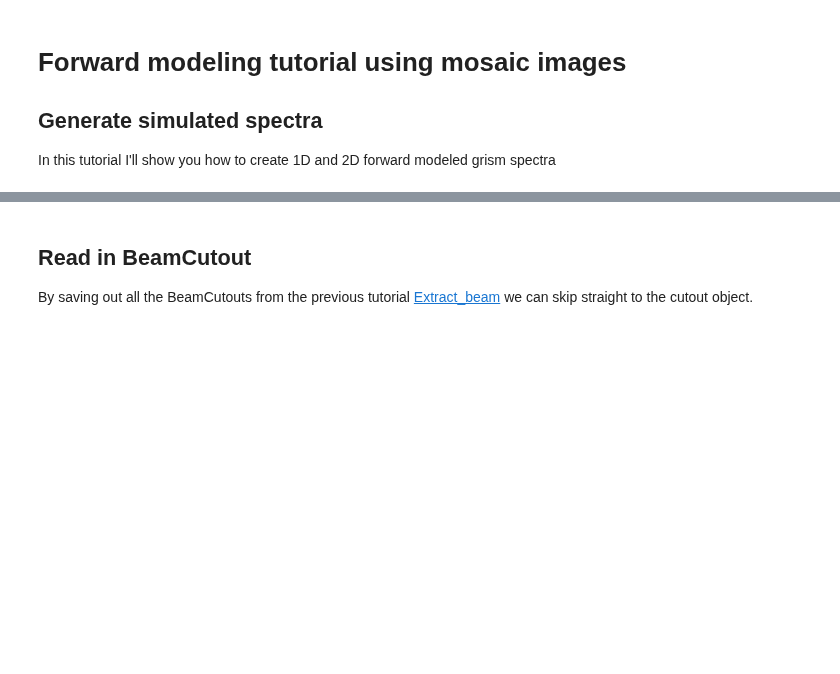
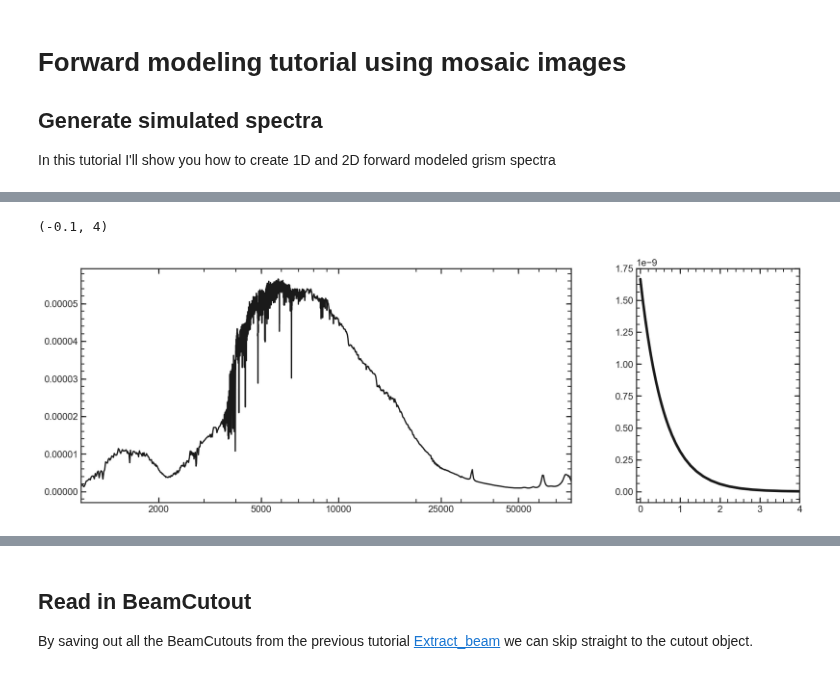
Before and after one commit to ivastar/clear, a Jupyter notebook: notebooks/forward_modeling/Foward_model.ipynb, the cells around one changed output, grey strips where cells are left out. Cells and saved outputs as stored; diff of their text form; code cells hidden in the pictures; blank space fills up the shorter version.

```diff
--- a/notebooks/forward_modeling/Foward_model.ipynb
+++ b/notebooks/forward_modeling/Foward_model.ipynb
@@ -35,0 +54,23 @@ wv_141 ,fl_141 ,er_141 = np.load('galaxy_spec_g141.npy')
+# %%
+sp.params['logzsol'] = np.log10(0.2)
+sp.params['sfh'] = 1
+sp.params['tau'] = 0.6
+sp.params['dust2'] = 1
+# %%
+wave, flux = sp.get_spectrum(tage = 2.5, peraa=True)
+# %%
+gs = GridSpec(1,2, width_ratios=[3,1])
+
+plt.figure(figsize = [15, 5])
+plt.subplot(gs[0])
+plt.plot(wave,flux, 'k')
+plt.xscale('log')
+plt.xticks([2000, 5000, 10000, 25000, 50000],[2000, 5000, 10000, 25000, 50000])
+plt.xlim(1000, 80000)
+
+plt.subplot(gs[1])
+plt.plot(10**sp.log_age * 1E-9,sp.sfr, 'k', linewidth = 3)
+plt.xlim(-0.1,4)
+# %% [output]
+(-0.1, 4)
+[figure, added]
```
Also changed, not shown: parts of 56 cells of this notebook, 1 other file.
